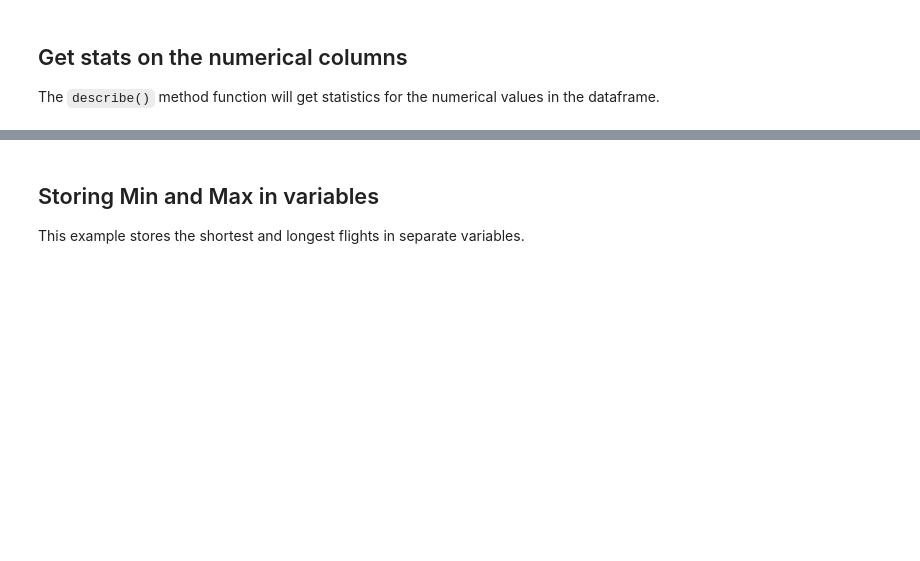
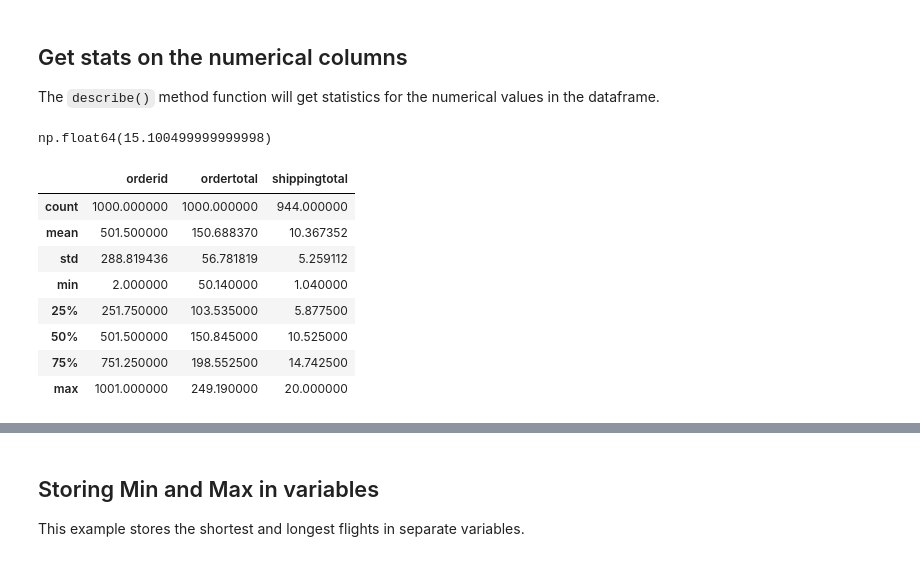
Before and after one commit to ist256/spring2026, a Jupyter notebook: lessons/10-Pandas-I/SmallGroup-PandasI.ipynb, the cells around one changed output, grey strips where cells are left out. Drawn from its saved outputs; the diff is of its cells as text; code cells hidden in the pictures; blank space fills up the shorter version.

```diff
--- a/lessons/10-Pandas-I/SmallGroup-PandasI.ipynb
+++ b/lessons/10-Pandas-I/SmallGroup-PandasI.ipynb
@@ -75,2 +147,19 @@ flights.describe()
+# %%
+flights.describe()
+# 95 percentile of flight_duration
+flights['flight_duration'].quantile(0.95)
+# %% [output]
+np.float64(15.100499999999998)
 # %%
 # PROMPT 6 - that is the least expensive order? Most expensive shipping amount?
+orders.describe()
+# %% [output]
+|  | orderid | ordertotal | shippingtotal |
+| count | 1000.000000 | 1000.000000 | 944.000000 |
+| mean | 501.500000 | 150.688370 | 10.367352 |
+| std | 288.819436 | 56.781819 | 5.259112 |
+| min | 2.000000 | 50.140000 | 1.040000 |
+| 25% | 251.750000 | 103.535000 | 5.877500 |
+| 50% | 501.500000 | 150.845000 | 10.525000 |
+| 75% | 751.250000 | 198.552500 | 14.742500 |
+| max | 1001.000000 | 249.190000 | 20.000000 |
```
Also changed, not shown: parts of 34 cells of this notebook.
